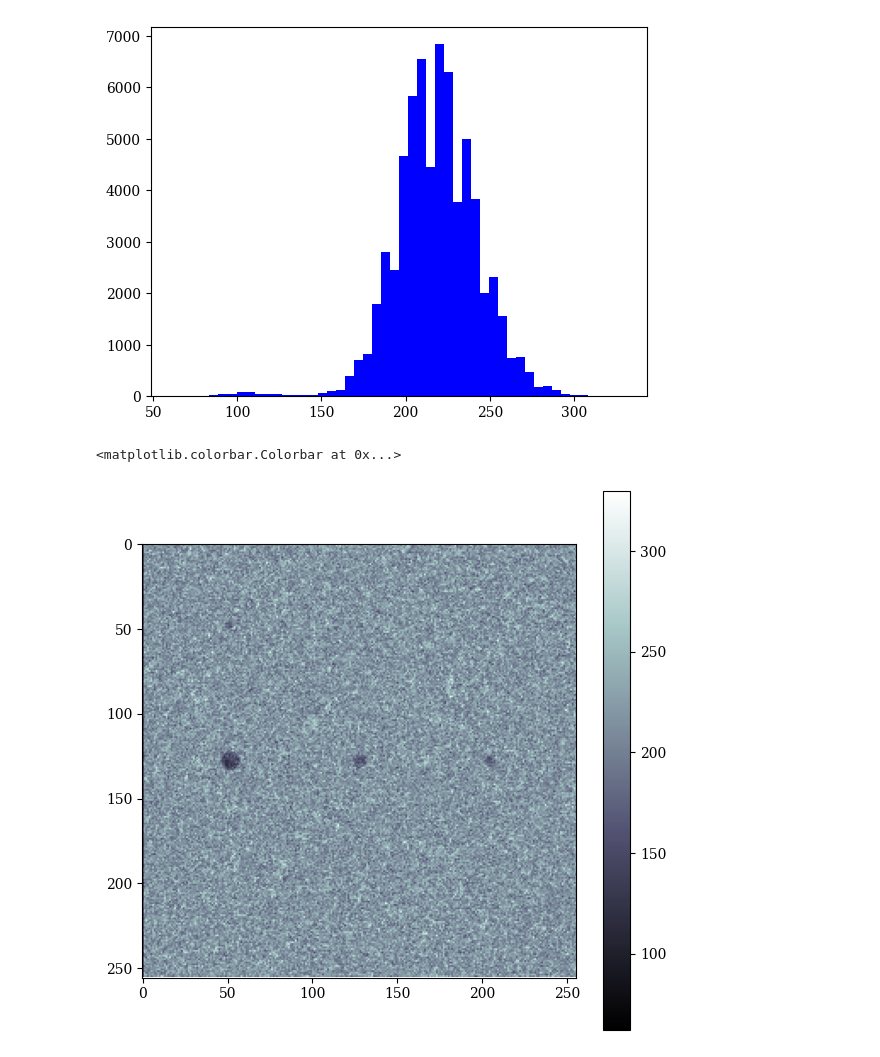
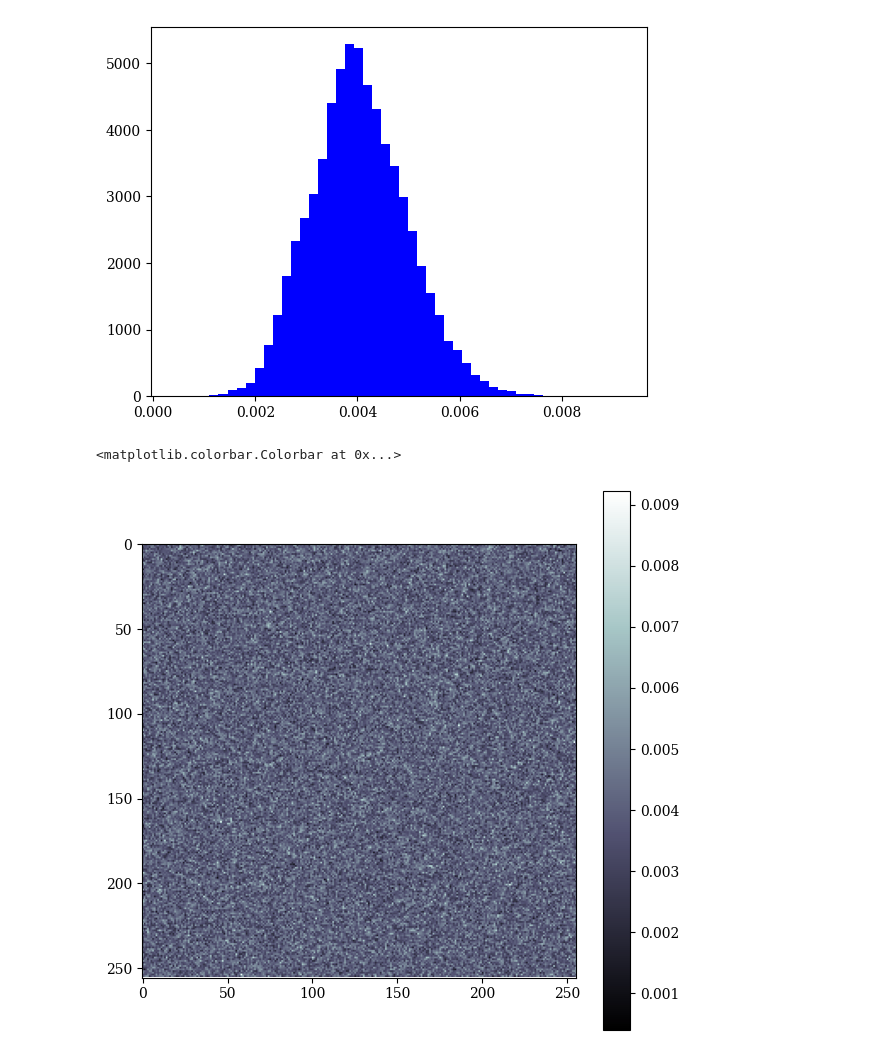
Before and after one commit to roshak1197/CNR_Geant4_Speck, a Jupyter notebook: CNR_C.ipynb, the cells around one changed output. Cells and saved outputs as stored; diff of their text form; code cells hidden in the pictures.

```diff
--- a/CNR_C.ipynb
+++ b/CNR_C.ipynb
@@ -11,10 +13,10 @@ plt.rcParams['font.family']='serif'
 # %%
-Npixeles=256
-NI=1 #Número de imágenes RAW
-NF=1 #Número de imágenes FF
-NThr=1 #Número de imágenes contenidas dentro de cada .raw: La primera es la dada por el canal 0 y la segunda es la dada por el canal 1.
-nameSAM="SVsp450_07_9.25_kev__d0.1m_a15um_p62um_step-4.2_dith23.25_"
-nameREF ="R10_00_19.25_kev__d0.1m_a15um_p62um_step-4.2_dith23.25_"
-nameFF="FF10_00_19.25_kev__d0.1m_a15um_p62um_step-4.2_dith23.25_"
+Npixeles = 256
+NI = 1  # Número de imágenes RAW
+NF = 1  # Número de imágenes FF
+NThr = 1  # Número de imágenes contenidas dentro de cada .raw: La primera es la dada por el canal 0 y la segunda es la dada por el canal 1.
+nameSAM = "SVR367_00_16.75_kev__d0.1m_a15um_p62um_step-4.2_dith23.25_"
+nameREF = "R10_00_19.25_kev__d0.1m_a15um_p62um_step-4.2_dith23.25_"
+nameFF = "FF10_00_19.25_kev__d0.1m_a15um_p62um_step-4.2_dith23.25_"
 # %%
 def PI2(name):
@@ -88,20 +113,22 @@ FFA=ImagenesA(FF,Npixeles,NF,NThr)
 # %%
-Sampc=[]
-Refc=[]
+Sampc = []
+Refc = []
 for i in range(NThr):
-    SAMPC=SAMPA[i]#/FFA[i]
-    REFC = REFA[i]/FFA[i]
+    SAMPC = SAMPA[i] / FFA[i]
+    REFC = REFA[i] / FFA[i]
     Sampc.append(SAMPC)
     Refc.append(REFC)
 
-k=0
-ImG=plt.hist(np.ravel(Sampc[k]),bins=50,color="blue")
+k = 0
+ImG = plt.hist(np.ravel(Sampc[k]), bins=50, color="blue")
 # %% [output]
-[figure, old version]
+[figure, new version]
 # %%
-plt.figure(figsize=(7,7))
+plt.figure(figsize=(7, 7))
 plt.imshow(Sampc[k], cmap="bone")
 plt.colorbar()
+
+plt.savefig("Sampc.png")
 # %% [output]
 <matplotlib.colorbar.Colorbar at 0x...>
-[figure, old version]
+[figure, new version]
```
Also changed, not shown: parts of 3 cells of this notebook, 4 other files.
